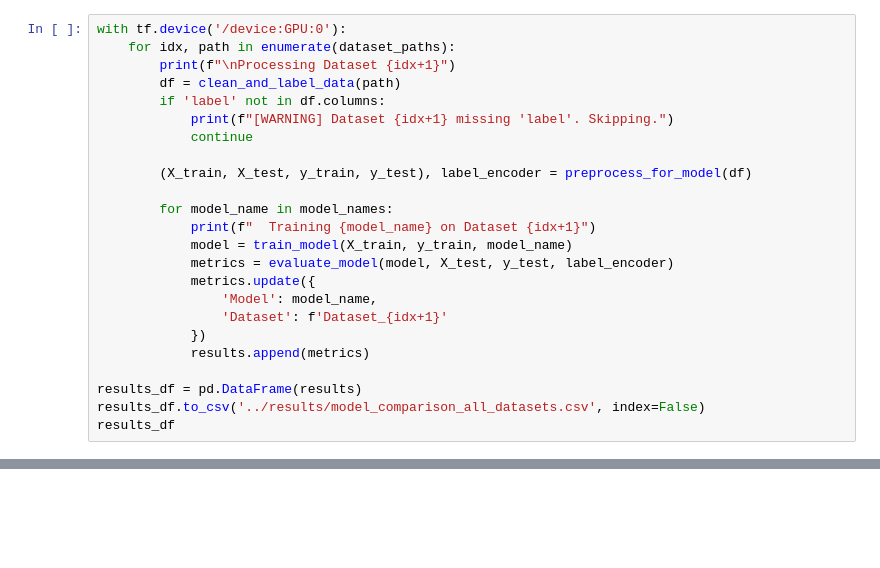
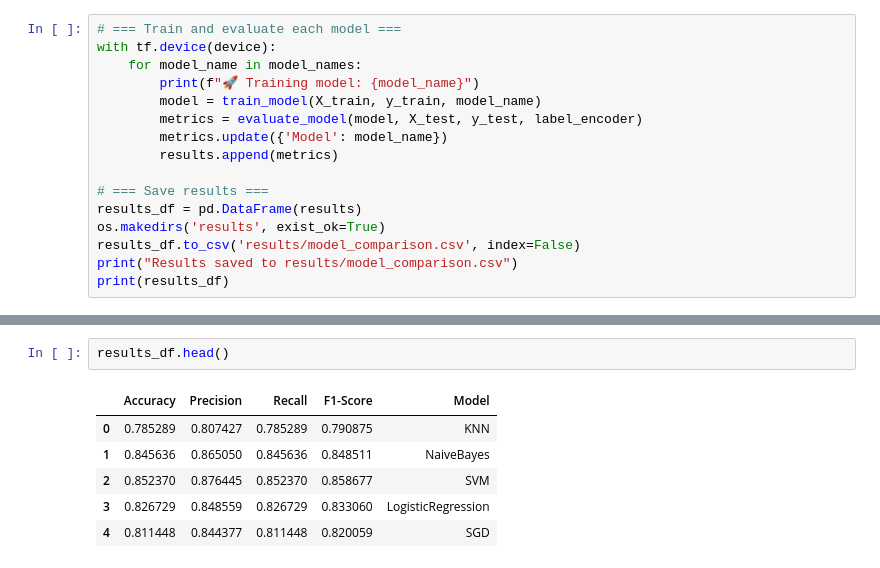
Before and after one commit to bhartiansh/water_quality_prediction, a Jupyter notebook: notebooks/rull_all_models_and_compare.ipynb, the cells around one changed output, grey strips where cells are left out. Saved outputs shown, nothing was run; the diff lists cells and outputs as text; blank space fills up the shorter version.

```diff
--- a/notebooks/rull_all_models_and_compare.ipynb
+++ b/notebooks/rull_all_models_and_compare.ipynb
@@ -23,25 +50,17 @@ results = []
 # %%
-with tf.device('/device:GPU:0'):
-    for idx, path in enumerate(dataset_paths):
-        print(f"\nProcessing Dataset {idx+1}")
-        df = clean_and_label_data(path)
-        if 'label' not in df.columns:
-            print(f"[WARNING] Dataset {idx+1} missing 'label'. Skipping.")
-            continue
+# === Train and evaluate each model ===
+with tf.device(device):
+    for model_name in model_names:
+        print(f"🚀 Training model: {model_name}")
+        model = train_model(X_train, y_train, model_name)
+        metrics = evaluate_model(model, X_test, y_test, label_encoder)
+        metrics.update({'Model': model_name})
+        results.append(metrics)
 
-        (X_train, X_test, y_train, y_test), label_encoder = preprocess_for_model(df)
-
-        for model_name in model_names:
-            print(f"  Training {model_name} on Dataset {idx+1}")
-            model = train_model(X_train, y_train, model_name)
-            metrics = evaluate_model(model, X_test, y_test, label_encoder)
-            metrics.update({
-                'Model': model_name,
-                'Dataset': f'Dataset_{idx+1}'
-            })
-            results.append(metrics)
-
+# === Save results ===
 results_df = pd.DataFrame(results)
-results_df.to_csv('../results/model_comparison_all_datasets.csv', index=False)
-results_df
+os.makedirs('results', exist_ok=True)
+results_df.to_csv('results/model_comparison.csv', index=False)
+print("Results saved to results/model_comparison.csv")
+print(results_df)
 # %% [output]
@@ -186,0 +134,9 @@ for metric in metrics:
+# %%
+results_df.head()
+# %% [output]
+|  | Accuracy | Precision | Recall | F1-Score | Model |
+| 0 | 0.785289 | 0.807427 | 0.785289 | 0.790875 | KNN |
+| 1 | 0.845636 | 0.865050 | 0.845636 | 0.848511 | NaiveBayes |
+| 2 | 0.852370 | 0.876445 | 0.852370 | 0.858677 | SVM |
+| 3 | 0.826729 | 0.848559 | 0.826729 | 0.833060 | LogisticRegression |
+| 4 | 0.811448 | 0.844377 | 0.811448 | 0.820059 | SGD |
```
Also changed, not shown: parts of 14 cells of this notebook, 19 other files.
